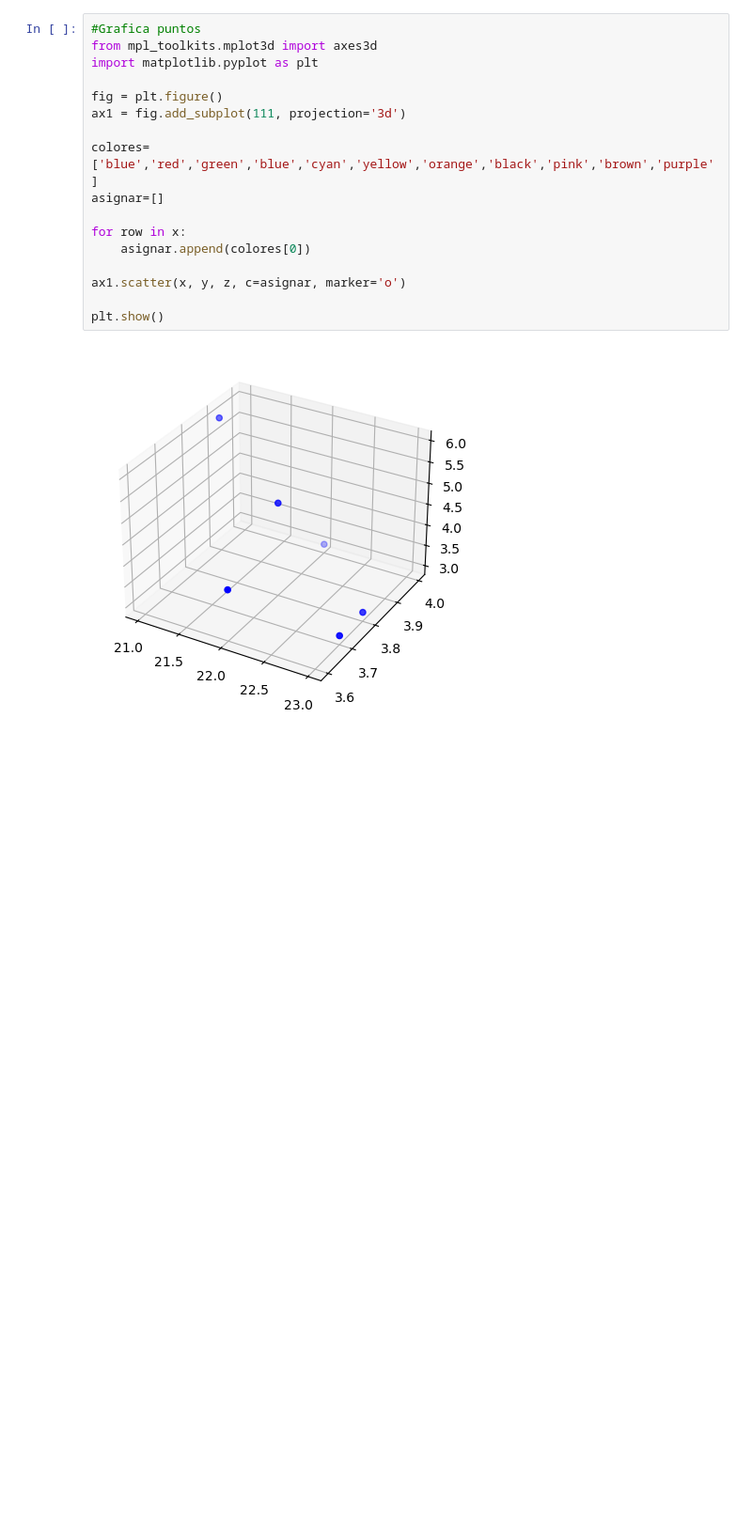
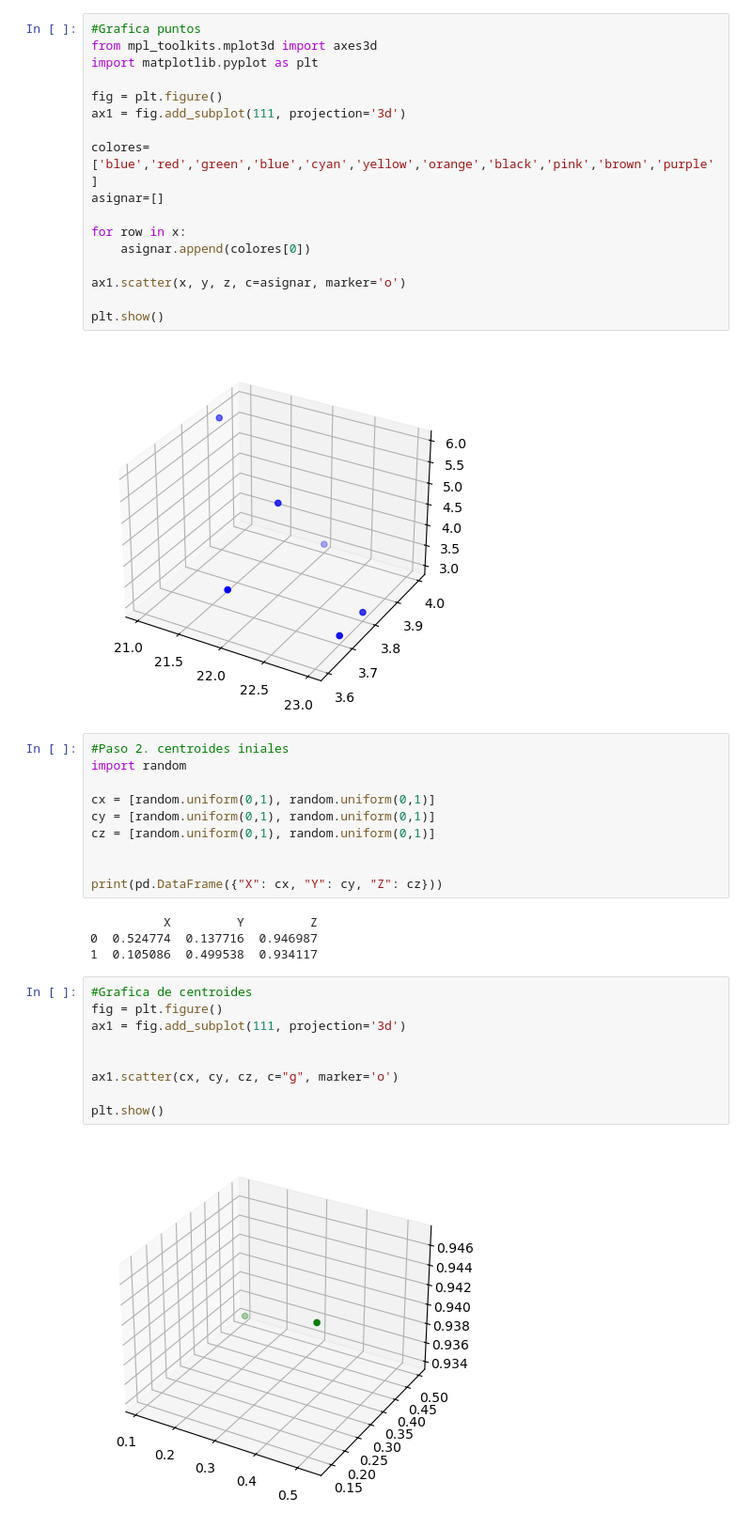
Before and after one commit to hawerforerouniandes/Mineria-Datos-2025-I, a Jupyter notebook: k-means.ipynb, the cells around one changed output. Shown at 94% size. Drawn from its saved outputs; the diff is of its cells as text; blank space fills up the shorter version.

```diff
--- a/k-means.ipynb
+++ b/k-means.ipynb
@@ -52,3 +52,28 @@ ax1.scatter(x, y, z, c=asignar, marker='o')
 plt.show()
 # %% [output]
 [figure]
+# %%
+#Paso 2. centroides iniales
+import random
+
+cx = [random.uniform(0,1), random.uniform(0,1)]
+cy = [random.uniform(0,1), random.uniform(0,1)]
+cz = [random.uniform(0,1), random.uniform(0,1)]
+
+
+print(pd.DataFrame({"X": cx, "Y": cy, "Z": cz}))
+# %% [output]
+          X         Y         Z
+0  0.524774  0.137716  0.946987
+1  0.105086  0.499538  0.934117
+# %%
+#Grafica de centroides
+fig = plt.figure()
+ax1 = fig.add_subplot(111, projection='3d')
+
+
+ax1.scatter(cx, cy, cz, c="g", marker='o')
+
+plt.show()
+# %% [output]
+[figure, added]
```
Also changed, not shown: parts of 4 cells of this notebook.
